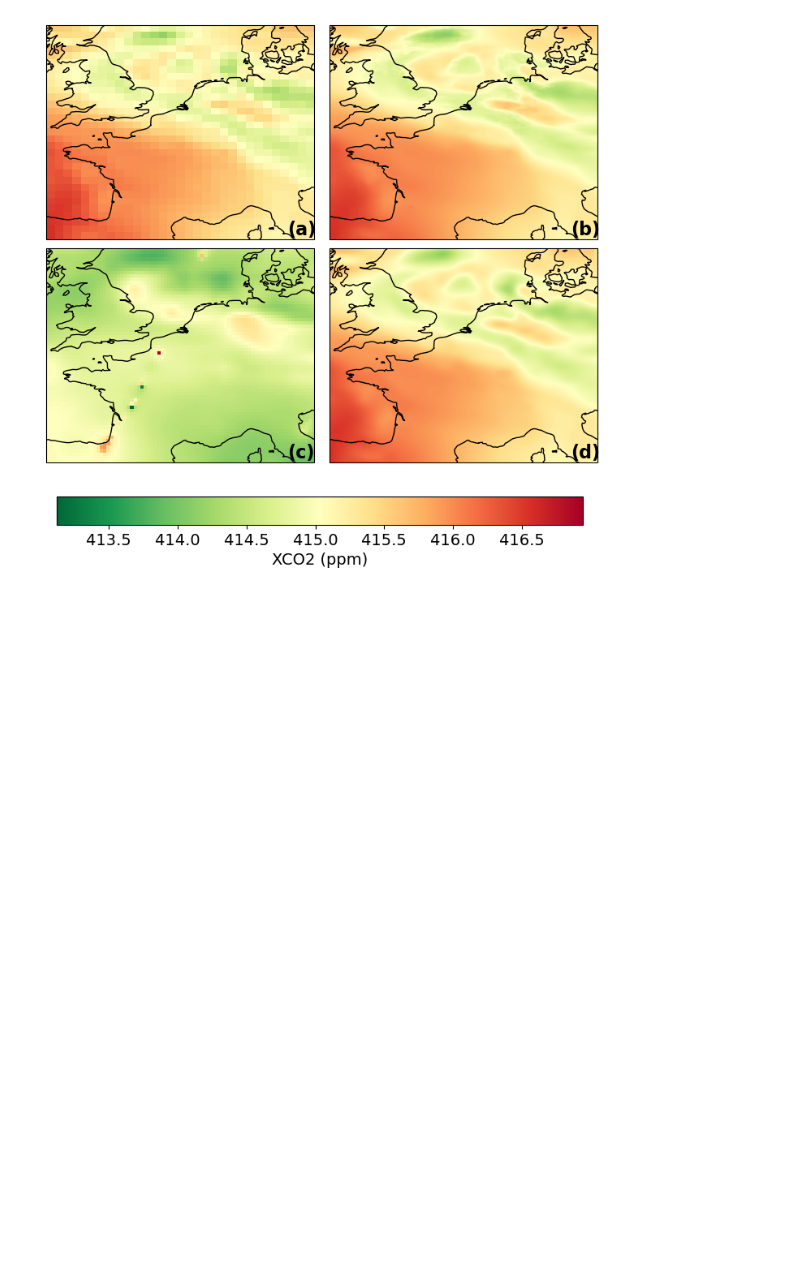
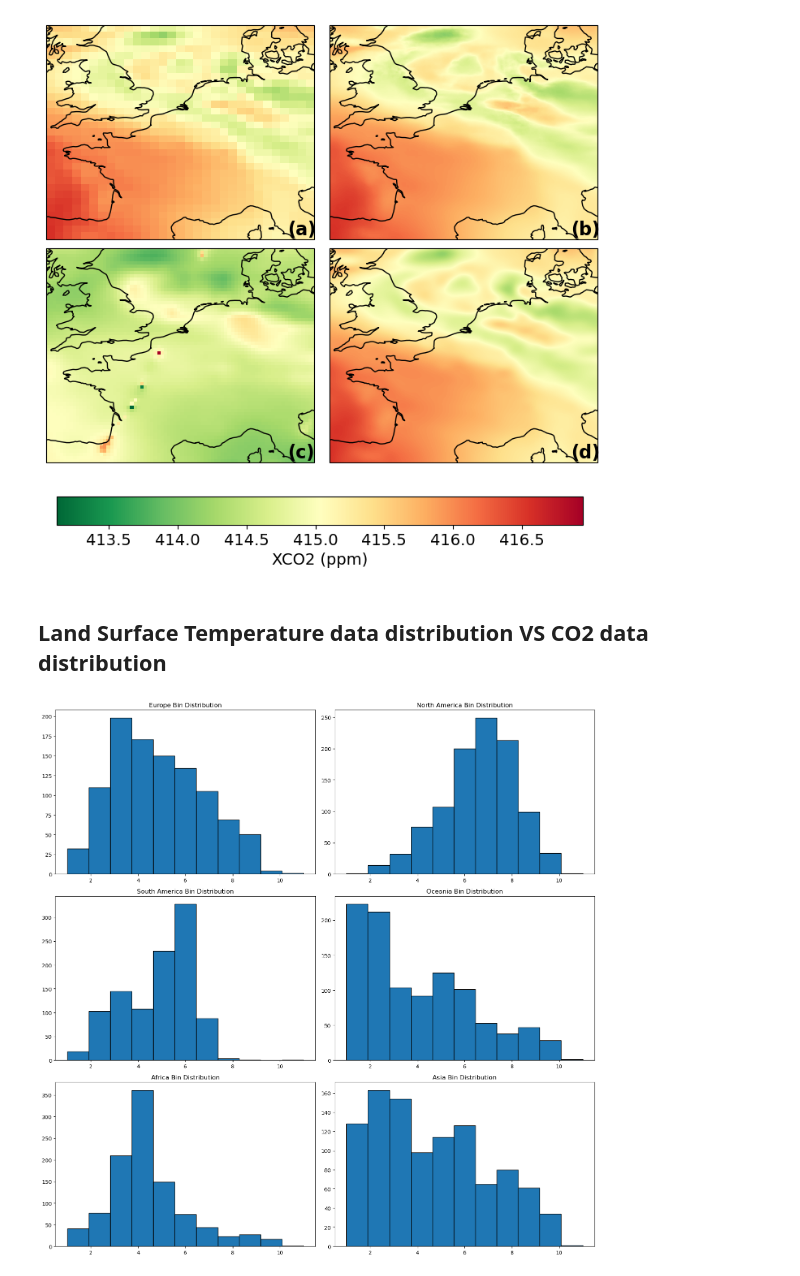
Before and after one commit to ar1619/DBPN_2, a Jupyter notebook: LST.ipynb, the cells around one changed output. Cells and saved outputs as stored; diff of their text form; code cells hidden in the pictures; blank space fills up the shorter version.

Commit message:
wrote files for data distribution

```diff
--- a/LST.ipynb
+++ b/LST.ipynb
@@ -24,5 +26,5 @@ def unnormalise(data_sr, data_lr):
 # %%
-file = NetCDFFile('../../RDS/OCO-2/oco2_GEOS_L3CO2_day_20200511_B10206Ar.nc4')
+file = NetCDFFile('../RDS/OCO-2/oco2_GEOS_L3CO2_day_20200511_B10206Ar.nc4')
 data = np.squeeze(file.variables['XCO2'][:])
 lat = np.squeeze(file.variables['lat'][:])
 lon = np.squeeze(file.variables['lon'][:])
@@ -271,3 +273,5 @@ cbar.set_label(label='XCO2 (ppm)', size=14)
 plt.s
 # %% [output]
 [figure]
+# %% [markdown]
+## Land Surface Temperature data distribution VS CO2 data distribution
@@ -273,0 +318,29 @@ plt.s
+# %%
+file = xr.open_dataset('../Point_source_detection/data/OCO-2/oco2_GEOS_L3CO2_day_20150101_B10206Ar.nc4')
+xco2 = file['XCO2'][0,:,:]
+lon = file['lon']
+lat = file['lat']
+
+
+fig, axs = plt.subplots(3, 2, figsize=(15, 15))
+
+regions = {
+    'Europe': europe_box,
+    'North America': north_america_box,
+    'South America': south_america_box,
+    'Oceania': oceania_box,
+    'Africa': africa_box,
+    'Asia': asia_box
+}
+
+for ax, (region_name, region_box) in zip(axs.flatten(), regions.items()):
+    region_win = sample_within_coordinates(xco2, region_box, lon, lat)
+    norm_region_win = normalize_array(region_win)
+    bins_region = bin_values(norm_region_win)
+    ax.hist(bins_region.flatten(), bins=11, edgecolor='black')
+    ax.set_title(f'{region_name} Bin Distribution')
+
+plt.tight_layout()
+plt.show()
+# %% [output]
+[figure, added]
```
Also changed, not shown: parts of 11 cells of this notebook, 3 other files.
